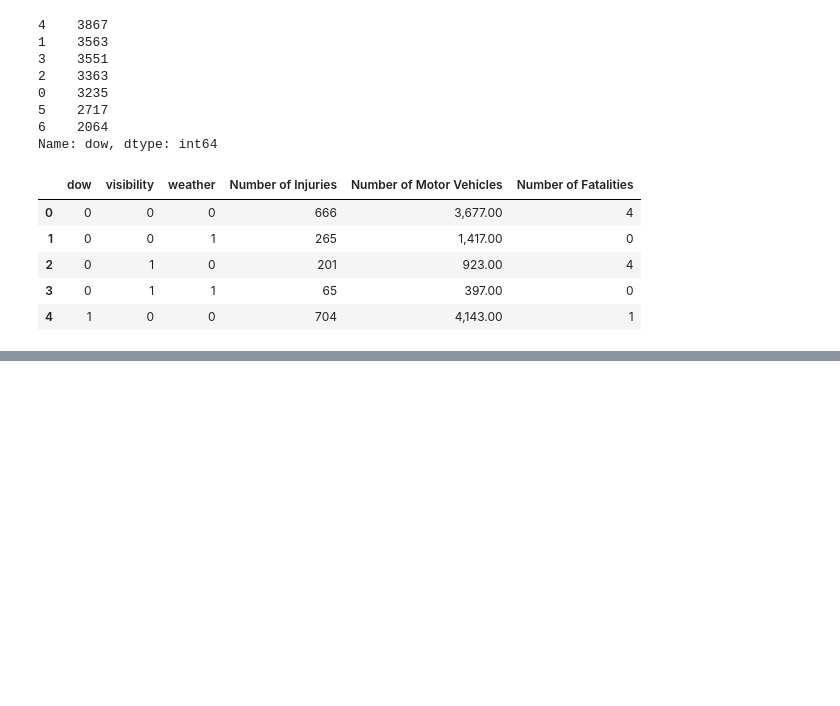
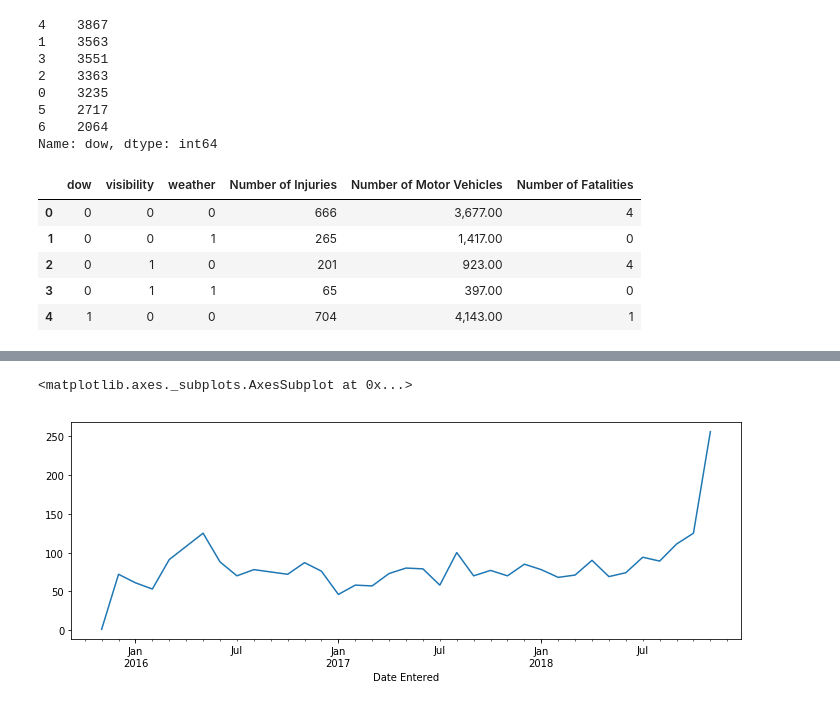
Before and after one commit to mondayn/py, a Jupyter notebook: nashvilleTraffic.ipynb, the cells around one changed output, grey strips where cells are left out. Saved outputs shown, nothing was run; the diff lists cells and outputs as text; code cells hidden in the pictures; blank space fills up the shorter version.

```diff
--- a/nashvilleTraffic.ipynb
+++ b/nashvilleTraffic.ipynb
@@ -250,0 +255,8 @@ RMSE: 2.11 of 2.2 for Number of Fatalities
+# %%
+bldg = pd.read_csv('https://data.nashville.gov/api/views/kqff-rxj8/rows.csv?accessType=DOWNLOAD'
+                   ,parse_dates=['Date Entered'])
+bldg.shape
+bldg.head()
+bldg['Date Entered'].min()
+bldg['Date Entered'].max()
+bldg['Date Entered'].dtypes
@@ -250,0 +274,5 @@ RMSE: 2.11 of 2.2 for Number of Fatalities
+# %%
+bldg.set_index('Date Entered').resample('M')['Permit #'].count().plot(figsize=(12,4))
+# %% [output]
+<matplotlib.axes._subplots.AxesSubplot at 0x...>
+[figure, added]
```
Also changed, not shown: parts of 6 cells of this notebook.
